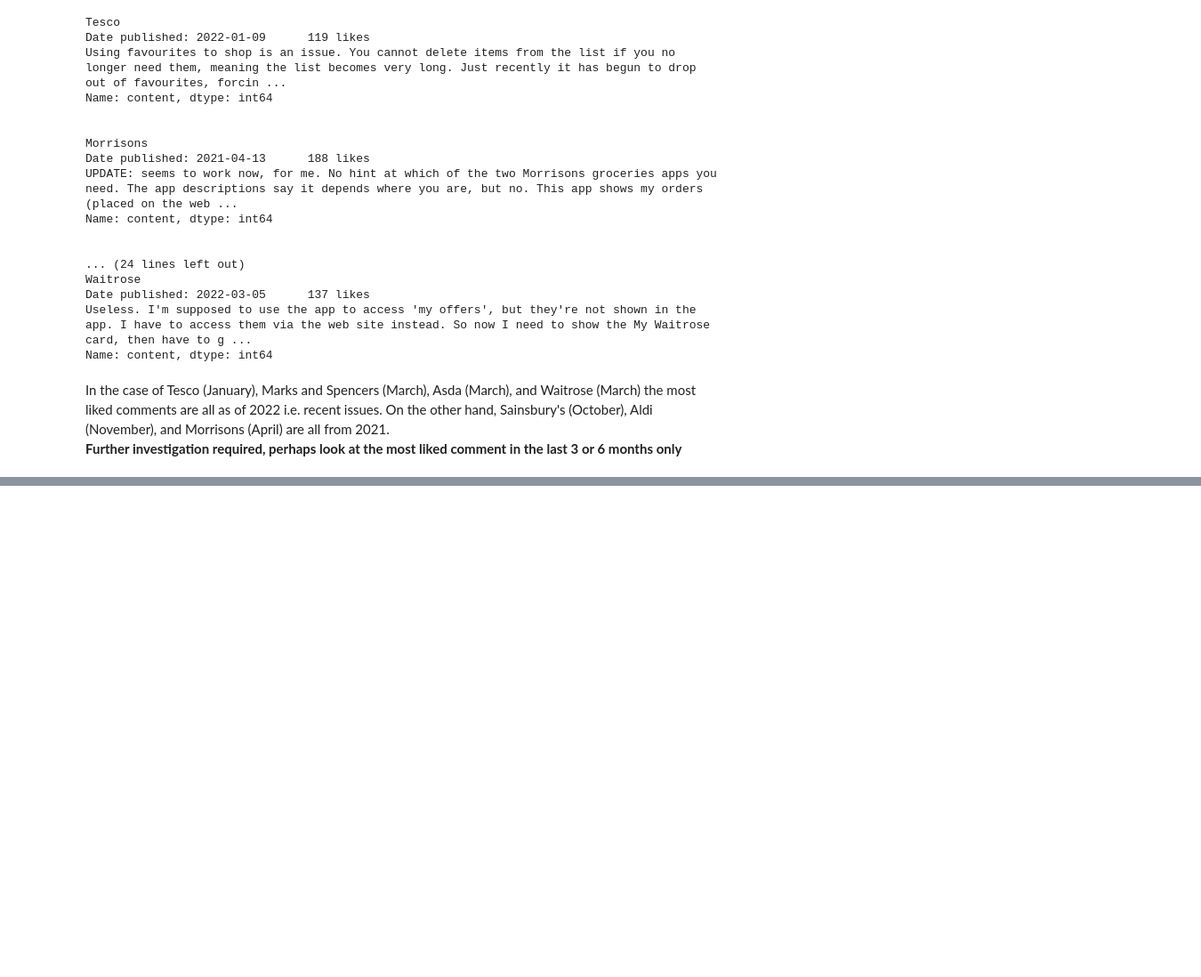
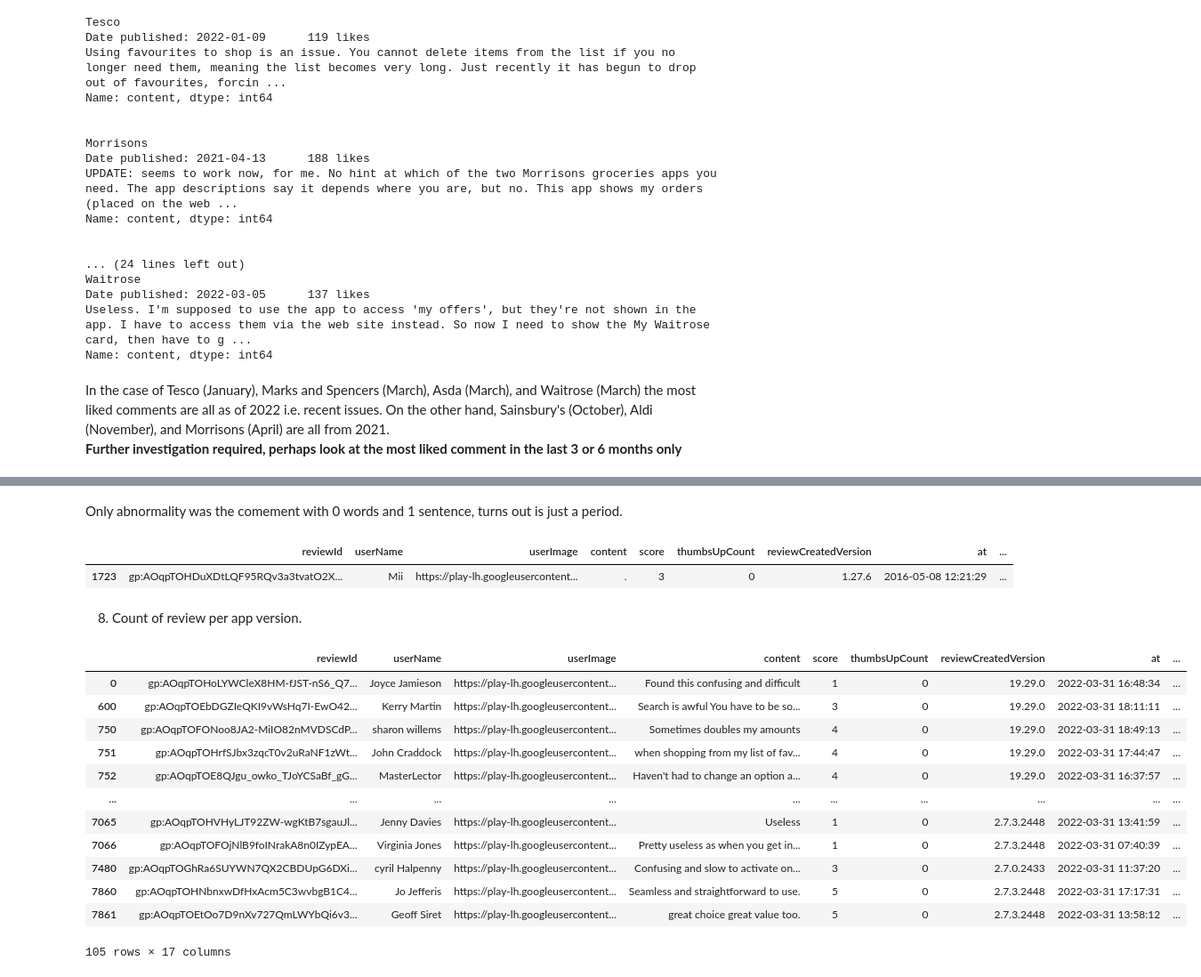
Before and after one commit to carlosperez-dev/delivery-apps-nlp, a Jupyter notebook: B099568.ipynb, the cells around one changed output, grey strips where cells are left out. Shown: that part at 89% size. Saved outputs shown, nothing was run; the diff lists cells and outputs as text; code cells hidden in the pictures; blank space fills up the shorter version.

```diff
--- a/B099568.ipynb
+++ b/B099568.ipynb
@@ -254,0 +304,11 @@ In the case of Tesco (January), Marks and Spencers (March), Asda (March), and Wa
+# %% [markdown]
+Only abnormality was the comement with 0 words and 1 sentence, turns out is just a period.
+# %%
+app_reviews_df.loc[app_reviews_df['word_count'] == 0]
+# %% [output]
+|  | reviewId | userName | userImage | content | score | thumbsUpCount | reviewCreatedVersion | at | ... |
+| 1723 | gp:AOqpTOHDuXDtLQF95RQv3a3tvatO2X... | Mii | https://play-lh.googleusercontent... | . | 3 | 0 | 1.27.6 | 2016-05-08 12:21:29 | ... |
+# %% [markdown]
+<ol start="8">
+    <li>Count of review per app version.</li>
+</ol>
@@ -254,0 +317,16 @@ In the case of Tesco (January), Marks and Spencers (March), Asda (March), and Wa
+# %%
+app_reviews_df.loc[app_reviews_df['ymd'] >'2022-03-30']
+# %% [output]
+|  | reviewId | userName | userImage | content | score | thumbsUpCount | reviewCreatedVersion | at | ... |
+| 0 | gp:AOqpTOHoLYWCleX8HM-fJST-nS6_Q7... | Joyce Jamieson | https://play-lh.googleusercontent... | Found this confusing and difficult | 1 | 0 | 19.29.0 | 2022-03-31 16:48:34 | ... |
+| 600 | gp:AOqpTOEbDGZIeQKI9vWsHq7I-EwO42... | Kerry Martin | https://play-lh.googleusercontent... | Search is awful You have to be so... | 3 | 0 | 19.29.0 | 2022-03-31 18:11:11 | ... |
+| 750 | gp:AOqpTOFONoo8JA2-MiIO82nMVDSCdP... | sharon willems | https://play-lh.googleusercontent... | Sometimes doubles my amounts | 4 | 0 | 19.29.0 | 2022-03-31 18:49:13 | ... |
+| 751 | gp:AOqpTOHrfSJbx3zqcT0v2uRaNF1zWt... | John Craddock | https://play-lh.googleusercontent... | when shopping from my list of fav... | 4 | 0 | 19.29.0 | 2022-03-31 17:44:47 | ... |
+| 752 | gp:AOqpTOE8QJgu_owko_TJoYCSaBf_gG... | MasterLector | https://play-lh.googleusercontent... | Haven't had to change an option a... | 4 | 0 | 19.29.0 | 2022-03-31 16:37:57 | ... |
+| ... | ... | ... | ... | ... | ... | ... | ... | ... | ... |
+| 7065 | gp:AOqpTOHVHyLJT92ZW-wgKtB7sgauJl... | Jenny Davies | https://play-lh.googleusercontent... | Useless | 1 | 0 | 2.7.3.2448 | 2022-03-31 13:41:59 | ... |
+| 7066 | gp:AOqpTOFOjNlB9foINrakA8n0IZypEA... | Virginia Jones | https://play-lh.googleusercontent... | Pretty useless as when you get in... | 1 | 0 | 2.7.3.2448 | 2022-03-31 07:40:39 | ... |
+| 7480 | gp:AOqpTOGhRa6SUYWN7QX2CBDUpG6DXi... | cyril Halpenny | https://play-lh.googleusercontent... | Confusing and slow to activate on... | 3 | 0 | 2.7.0.2433 | 2022-03-31 11:37:20 | ... |
+| 7860 | gp:AOqpTOHNbnxwDfHxAcm5C3wvbgB1C4... | Jo Jefferis | https://play-lh.googleusercontent... | Seamless and straightforward to use. | 5 | 0 | 2.7.3.2448 | 2022-03-31 17:17:31 | ... |
+| 7861 | gp:AOqpTOEtOo7D9nXv727QmLWYbQi6v3... | Geoff Siret | https://play-lh.googleusercontent... | great choice great value too. | 5 | 0 | 2.7.3.2448 | 2022-03-31 13:58:12 | ... |
+105 rows × 17 columns
```
Also changed, not shown: parts of 15 cells of this notebook.
